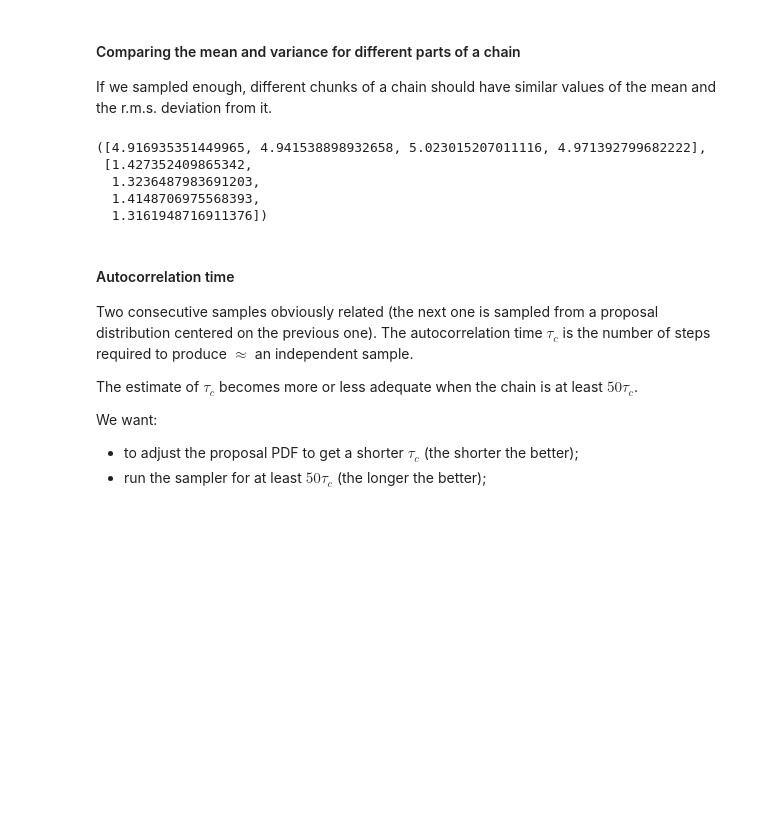
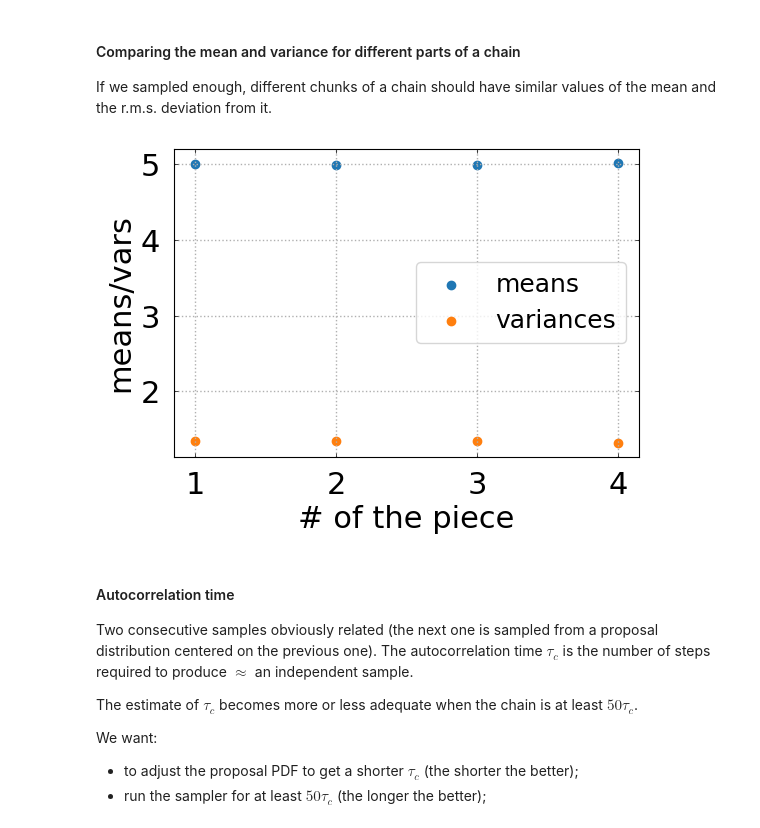
Before and after one commit to CosmoVlad/mcmc-lever, a Jupyter notebook: 3 - MetropolisHastings.ipynb, the cells around one changed output. Saved outputs shown, nothing was run; the diff lists cells and outputs as text; code cells hidden in the pictures; blank space fills up the shorter version.

```diff
--- a/3 - MetropolisHastings.ipynb
+++ b/3 - MetropolisHastings.ipynb
@@ -303,13 +311,26 @@ acc_ratio(samples)
 
 If we sampled enough, different chunks of a chain should have similar values of the mean and the r.m.s. deviation from it.
 # %%
-chain_statistics(samples)
+means,variances = chain_statistics(samples)
+
+
+fig,ax = plt.subplots(ncols=1, nrows=1, figsize=(6,4))
+
+ax.scatter(range(1,len(means)+1), means, label='means')
+ax.scatter(range(1,len(variances)+1), variances, label='variances')
+
+ax.grid(True,linestyle=':',linewidth='1.')
+ax.xaxis.set_ticks_position('both')
+ax.yaxis.set_ticks_position('both')
+ax.tick_params('both',length=3,width=0.5,which='both',direction = 'in',pad=10)
+
+
+ax.set_xlabel('# of the piece')
+ax.set_ylabel('means/vars')
+
+ax.legend();
 # %% [output]
-([4.916935351449965, 4.941538898932658, 5.023015207011116, 4.971392799682222],
- [1.427352409865342,
-  1.3236487983691203,
-  1.4148706975568393,
-  1.3161948716911376])
+[figure, added]
 # %% [markdown]
 #### Autocorrelation time
 
```
Also changed, not shown: parts of 10 cells of this notebook, 2 other files.
